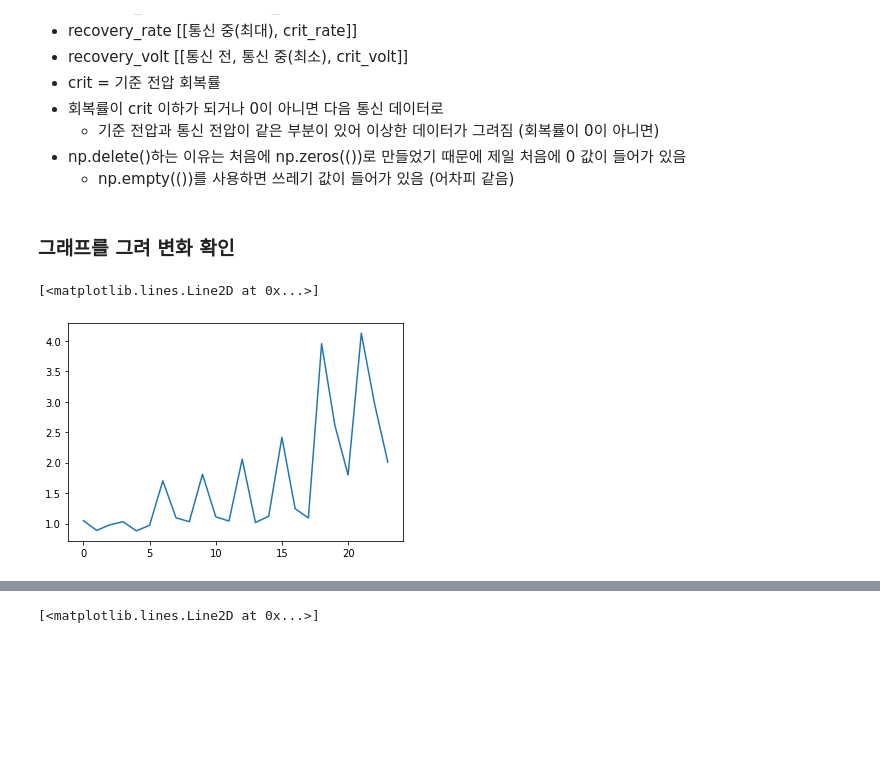
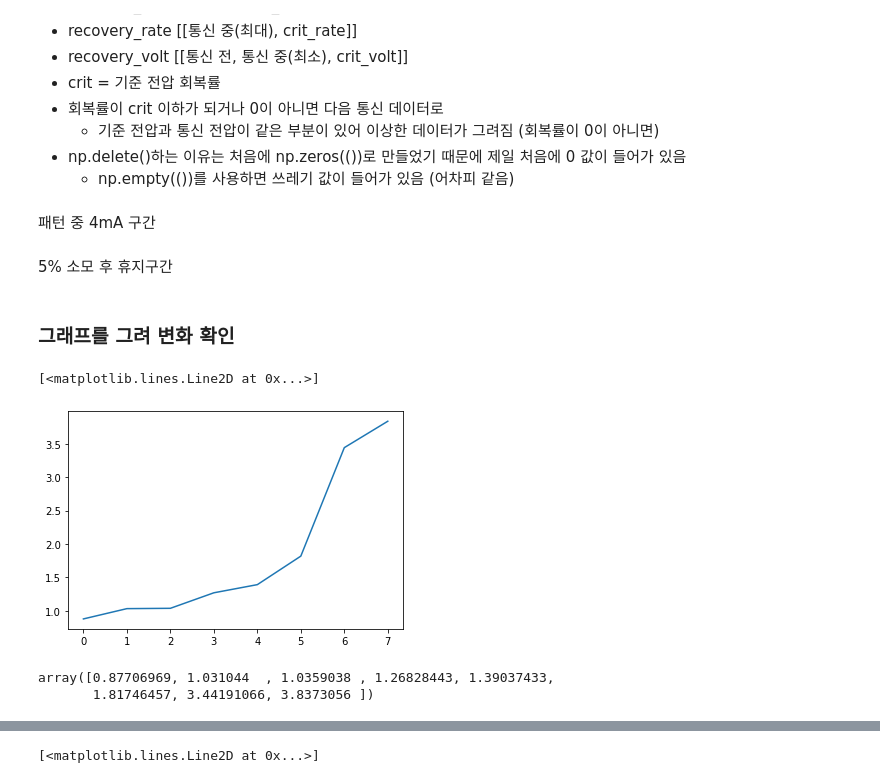
Before and after one commit to minD9it/Battery, a Jupyter notebook: DataAnalysis_NORMAL+EDLC(40-4-10)-space.ipynb, the cells around one changed output, grey strips where cells are left out. Saved outputs shown, nothing was run; the diff lists cells and outputs as text; code cells hidden in the pictures; blank space fills up the shorter version.

```diff
--- a/DataAnalysis_NORMAL+EDLC(40-4-10)-space.ipynb
+++ b/DataAnalysis_NORMAL+EDLC(40-4-10)-space.ipynb
@@ -51,0 +85,2 @@ if t_crit.shape[0]%4 != 0:
+# %%
+comm_4_ = np.where((data['Current(A)'] > 0) & (data['Current(A)'] < 0.0050))[0]
@@ -51,0 +89,13 @@ if t_crit.shape[0]%4 != 0:
+# %%
+#첫 번째 인덱스는 넣어두고 시작
+comm_4 = np.array(comm_4_[0])
+
+for idx in range(comm_4_.shape[0]-1):
+    #현재 값+1과 다음값이 같지 않으면 연속된 숫자가 아니라는 것으로 추가함
+    if comm_4_[idx]+1 != comm_4_[idx+1]:
+        comm_4 = np.append(comm_4, comm_4_[idx+1])
+# %%
+ref_4 = np.array([], dtype=int)
+
+for i in range(1, len(comm_4), 2):
+    ref_4 = np.append(ref_4, np.array(comm_4[i]))
@@ -52,7 +110,7 @@ if t_crit.shape[0]%4 != 0:
 # %% [markdown]
 #### 인덱스 조정: 전압이 떨어지는 순간부터
 # %%
-ref = np.array([], dtype=int)
+ref_40 = np.array([], dtype=int)
 
 for t in tqdm(t_crit):
     tmp = t  #tmp는 >0.020 이전의 전압 인덱스
@@ -79,9 +137,9 @@ for t in tqdm(t_crit):
                 tmp = t-i-1
                 break
 
-    ref = np.append(ref, tmp)
+    ref_40 = np.append(ref_40, tmp)
 
-ref = np.unique(ref) #중복 값 제거
+ref_40 = np.unique(ref_40) #중복 값 제거
 # %% [markdown]
 
 ### 전압 회복 시간, 회복률, 전압을 확인하기 위함
@@ -93,3 +151,5 @@ ref = np.unique(ref) #중복 값 제거
     - 기준 전압과 통신 전압이 같은 부분이 있어 이상한 데이터가 그려짐 (회복률이 0이 아니면)
 - np.delete()하는 이유는 처음에 np.zeros(())로 만들었기 때문에 제일 처음에 0 값이 들어가 있음
     - np.empty(())를 사용하면 쓰레기 값이 들어가 있음 (어차피 같음)
+# %% [markdown]
+패턴 중 4mA 구간
@@ -96 +201,3 @@ ref = np.unique(ref) #중복 값 제거
+# %% [markdown]
+5% 소모 후 휴지구간
 # %%
@@ -120,7 +232,12 @@ recovery_volt = np.delete(recovery_volt, 0, 0)
 ### 그래프를 그려 변화 확인
 # %%
 # plt.figure(figsize=(15,10))
-plt.plot(np.max(recovery_rate[:], axis=1))
+plt.plot(rate_)
 # %% [output]
 [<matplotlib.lines.Line2D at 0x...>]
-[figure, old version]
+[figure, new version]
+# %%
+rate_
+# %% [output]
+array([0.87706969, 1.031044  , 1.0359038 , 1.26828443, 1.39037433,
+       1.81746457, 3.44191066, 3.8373056 ])
```
Also changed, not shown: parts of 33 cells of this notebook, 1 other file.
